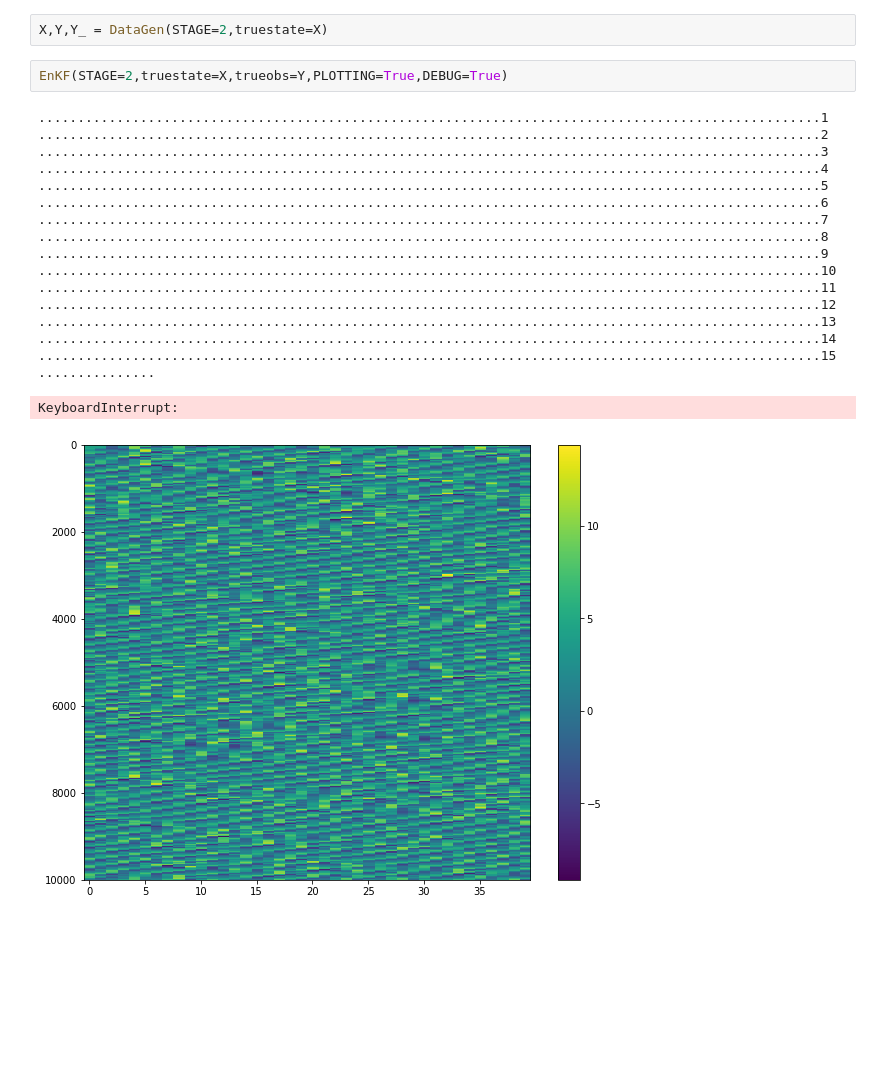
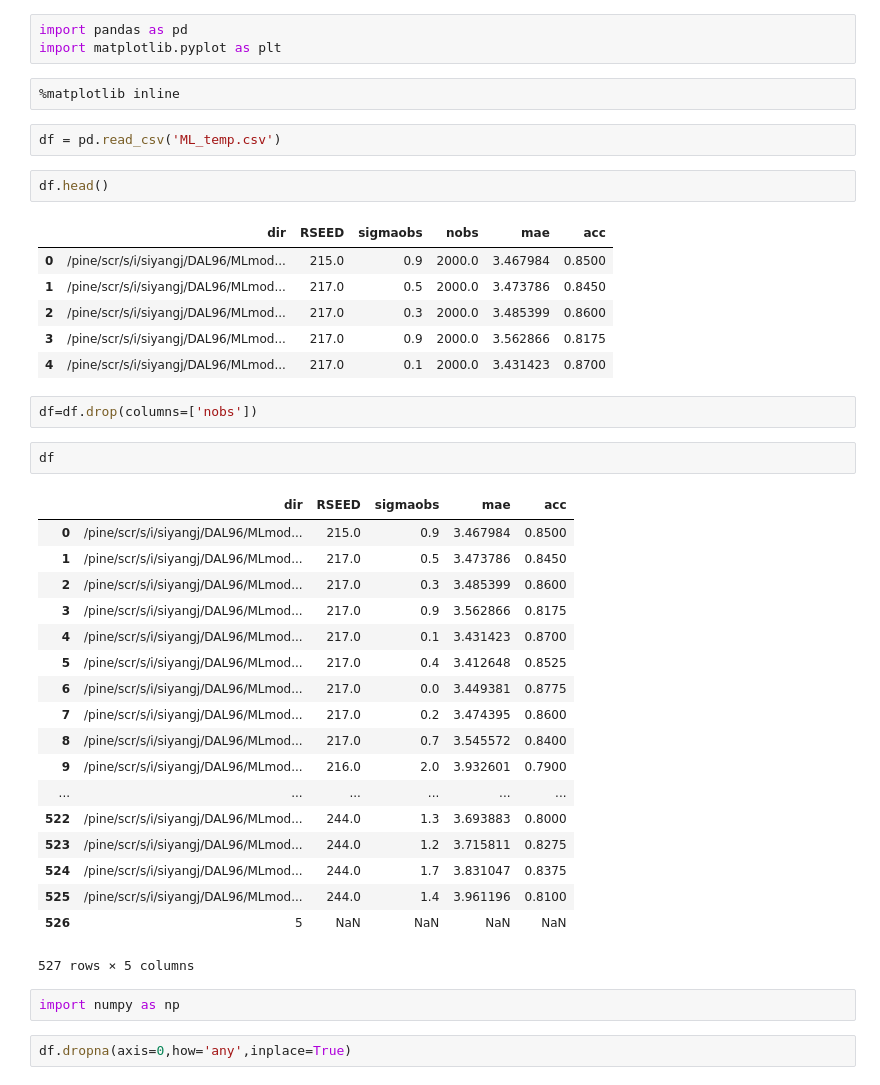
Before and after one commit to SiyangJ/Data-Assimilation, a Jupyter notebook: FA18/Playground.ipynb, the cells around one changed output. Cells and saved outputs as stored; diff of their text form; blank space fills up the shorter version.

```diff
--- a/FA18/Playground.ipynb
+++ b/FA18/Playground.ipynb
@@ -7,23 +1,43 @@ X,Y,Y_ = DataGen()
-# %%
-X,Y,Y_ = DataGen(STAGE=2,truestate=X)
-# %%
-EnKF(STAGE=2,truestate=X,trueobs=Y,PLOTTING=True,DEBUG=True)
-# %% [output]
-....................................................................................................1
-....................................................................................................2
-....................................................................................................3
-....................................................................................................4
-....................................................................................................5
-....................................................................................................6
-....................................................................................................7
-....................................................................................................8
-....................................................................................................9
-....................................................................................................10
-....................................................................................................11
-....................................................................................................12
-....................................................................................................13
-....................................................................................................14
-....................................................................................................15
-...............
-KeyboardInterrupt:
-[figure, removed]
+# %%
+import pandas as pd
+import matplotlib.pyplot as plt
+# %%
+%matplotlib inline
+# %%
+df = pd.read_csv('ML_temp.csv')
+# %%
+df.head()
+# %% [output]
+|  | dir | RSEED | sigmaobs | nobs | mae | acc |
+| 0 | /pine/scr/s/i/siyangj/DAL96/MLmod... | 215.0 | 0.9 | 2000.0 | 3.467984 | 0.8500 |
+| 1 | /pine/scr/s/i/siyangj/DAL96/MLmod... | 217.0 | 0.5 | 2000.0 | 3.473786 | 0.8450 |
+| 2 | /pine/scr/s/i/siyangj/DAL96/MLmod... | 217.0 | 0.3 | 2000.0 | 3.485399 | 0.8600 |
+| 3 | /pine/scr/s/i/siyangj/DAL96/MLmod... | 217.0 | 0.9 | 2000.0 | 3.562866 | 0.8175 |
+| 4 | /pine/scr/s/i/siyangj/DAL96/MLmod... | 217.0 | 0.1 | 2000.0 | 3.431423 | 0.8700 |
+# %%
+df=df.drop(columns=['nobs'])
+# %%
+df
+# %% [output]
+|  | dir | RSEED | sigmaobs | mae | acc |
+| 0 | /pine/scr/s/i/siyangj/DAL96/MLmod... | 215.0 | 0.9 | 3.467984 | 0.8500 |
+| 1 | /pine/scr/s/i/siyangj/DAL96/MLmod... | 217.0 | 0.5 | 3.473786 | 0.8450 |
+| 2 | /pine/scr/s/i/siyangj/DAL96/MLmod... | 217.0 | 0.3 | 3.485399 | 0.8600 |
+| 3 | /pine/scr/s/i/siyangj/DAL96/MLmod... | 217.0 | 0.9 | 3.562866 | 0.8175 |
+| 4 | /pine/scr/s/i/siyangj/DAL96/MLmod... | 217.0 | 0.1 | 3.431423 | 0.8700 |
+| 5 | /pine/scr/s/i/siyangj/DAL96/MLmod... | 217.0 | 0.4 | 3.412648 | 0.8525 |
+| 6 | /pine/scr/s/i/siyangj/DAL96/MLmod... | 217.0 | 0.0 | 3.449381 | 0.8775 |
+| 7 | /pine/scr/s/i/siyangj/DAL96/MLmod... | 217.0 | 0.2 | 3.474395 | 0.8600 |
+| 8 | /pine/scr/s/i/siyangj/DAL96/MLmod... | 217.0 | 0.7 | 3.545572 | 0.8400 |
+| 9 | /pine/scr/s/i/siyangj/DAL96/MLmod... | 216.0 | 2.0 | 3.932601 | 0.7900 |
+| ... | ... | ... | ... | ... | ... |
+| 522 | /pine/scr/s/i/siyangj/DAL96/MLmod... | 244.0 | 1.3 | 3.693883 | 0.8000 |
+| 523 | /pine/scr/s/i/siyangj/DAL96/MLmod... | 244.0 | 1.2 | 3.715811 | 0.8275 |
+| 524 | /pine/scr/s/i/siyangj/DAL96/MLmod... | 244.0 | 1.7 | 3.831047 | 0.8375 |
+| 525 | /pine/scr/s/i/siyangj/DAL96/MLmod... | 244.0 | 1.4 | 3.961196 | 0.8100 |
+| 526 | 5 | NaN | NaN | NaN | NaN |
+527 rows × 5 columns
+# %%
+import numpy as np
+# %%
+df.dropna(axis=0,how='any',inplace=True)
```
Also changed, not shown: parts of 11 cells of this notebook, 2 other files.
